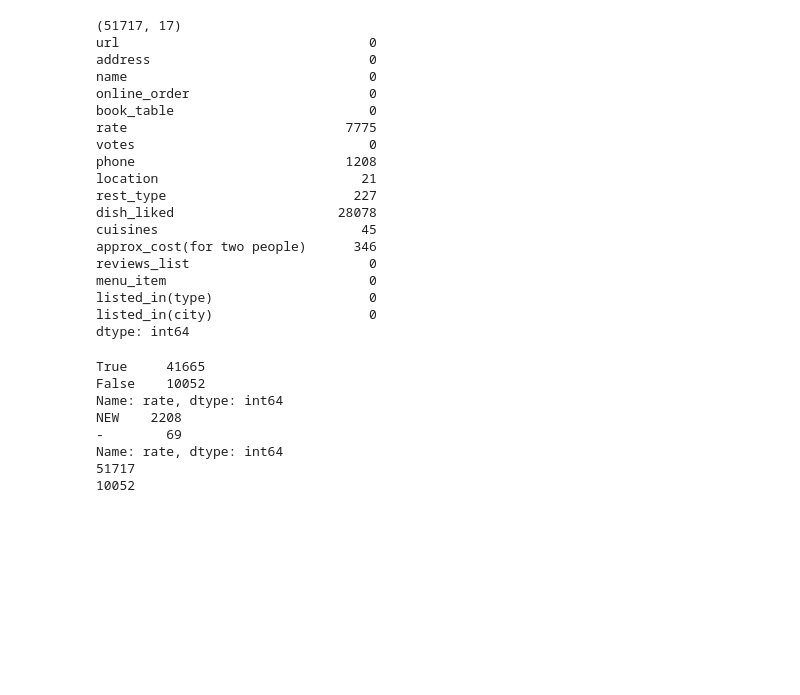
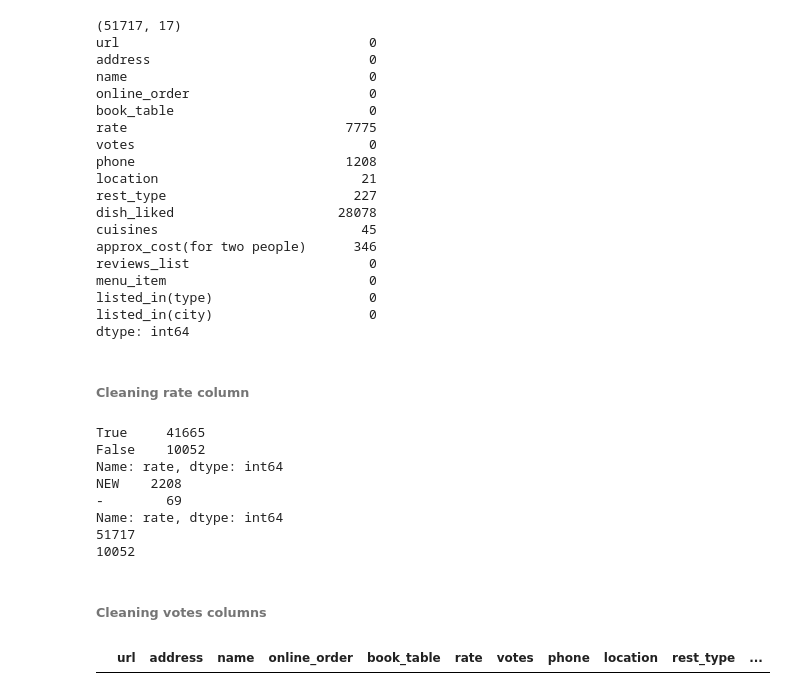
Before and after one commit to jayuchawla/da_zomato_bangalore, a Jupyter notebook: eda.ipynb, the cells around one changed output. Saved outputs shown, nothing was run; the diff lists cells and outputs as text; code cells hidden in the pictures; blank space fills up the shorter version.

Commit message:
cleaned votes columns

```diff
--- a/eda.ipynb
+++ b/eda.ipynb
@@ -91,6 +91,8 @@ menu_item                          0
 listed_in(type)                    0
 listed_in(city)                    0
 dtype: int64
+# %% [markdown]
+###### Cleaning rate column
 # %%
 # already aware online_order and book_table have no null values and each value is a binary
 # let's see if all non-null rate values follow same pattern
@@ -122,3 +124,12 @@ NEW    2208
 Name: rate, dtype: int64
 51717
 10052
+# %% [markdown]
+###### Cleaning votes columns
+# %%
+# check if all values in votes column are int
+data[~data['votes'].apply(lambda x: isinstance(x, int))]
+# check for valid votes values
+data[data['votes']<0]
+# %% [output]
+|  | url | address | name | online_order | book_table | rate | votes | phone | location | rest_type | ... |
```
Also changed, not shown: 1 other file.
